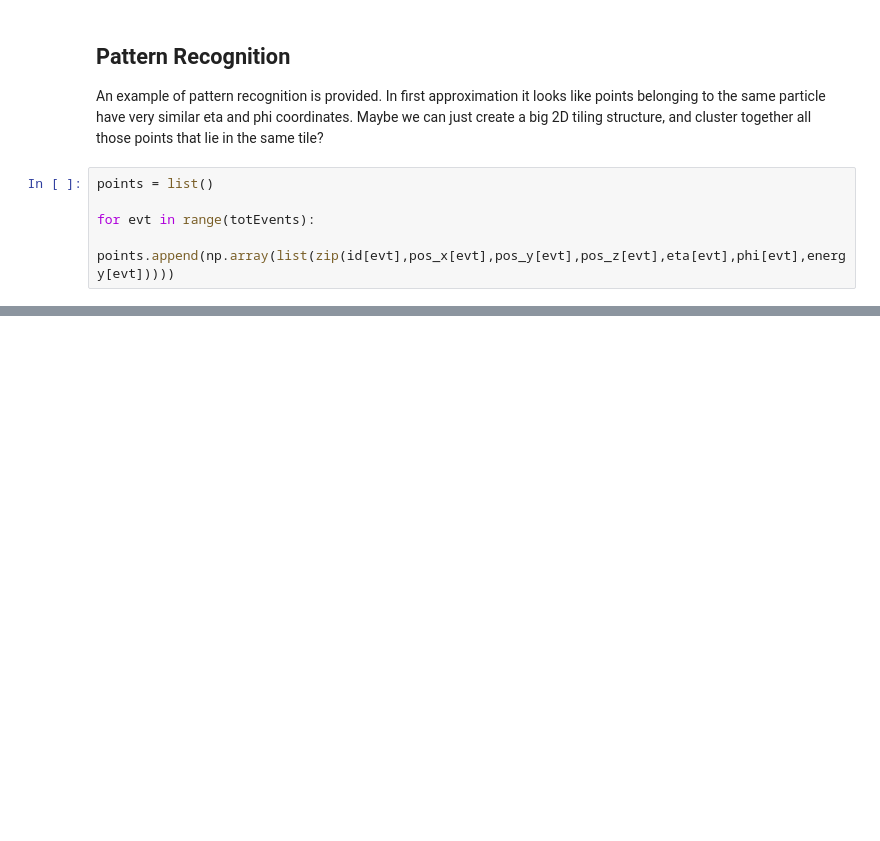
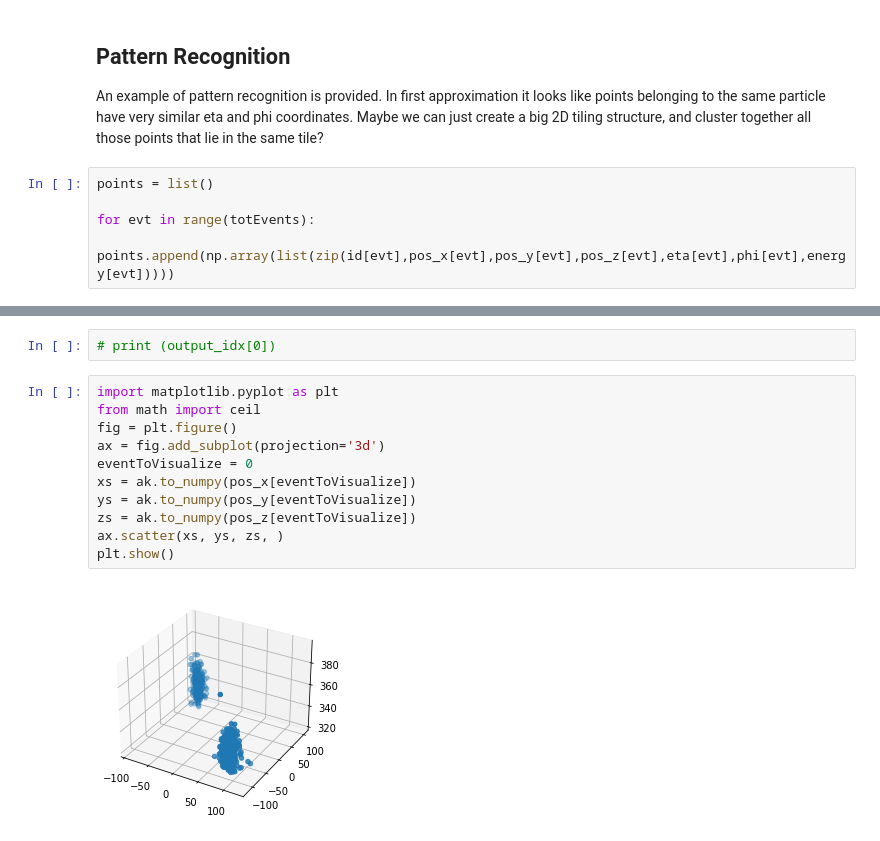
Before and after one commit to cms-patatrack/tue-hackathon-2021, a Jupyter notebook: hackathon_demo.ipynb, the cells around one changed output, grey strips where cells are left out. Drawn from its saved outputs; the diff is of its cells as text; blank space fills up the shorter version.

```diff
--- a/hackathon_demo.ipynb
+++ b/hackathon_demo.ipynb
@@ -189,0 +196,15 @@ for evt in range(totEvents):
+# %%
+# print (output_idx[0])
+# %%
+import matplotlib.pyplot as plt
+from math import ceil
+fig = plt.figure()
+ax = fig.add_subplot(projection='3d')
+eventToVisualize = 0
+xs = ak.to_numpy(pos_x[eventToVisualize])
+ys = ak.to_numpy(pos_y[eventToVisualize])
+zs = ak.to_numpy(pos_z[eventToVisualize])
+ax.scatter(xs, ys, zs, )
+plt.show()
+# %% [output]
+[figure, added]
```
Also changed, not shown: parts of 2 cells of this notebook.
